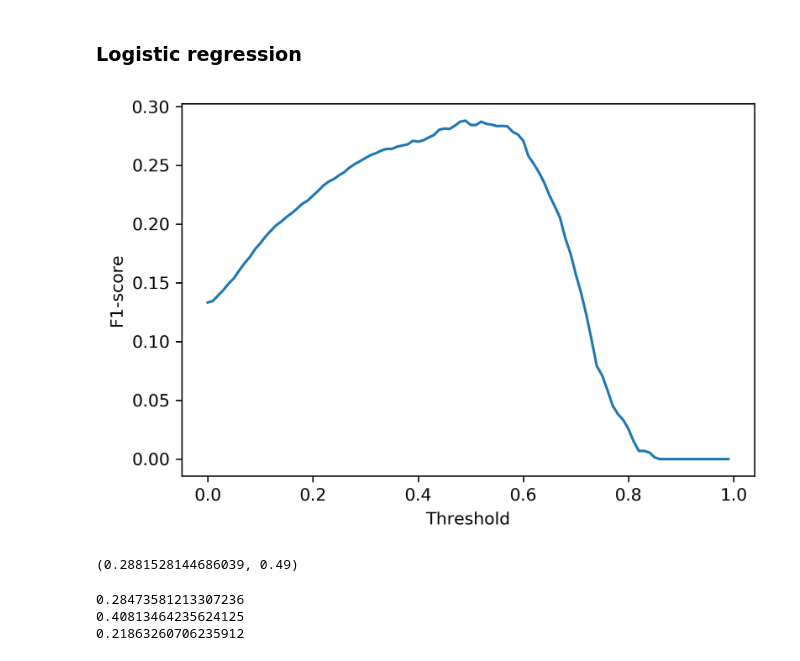
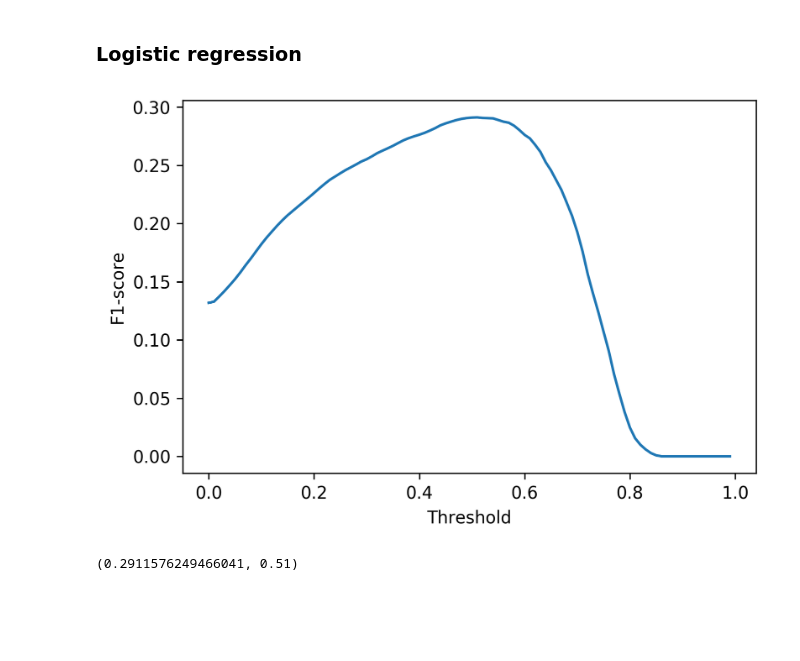
Before and after one commit to TheoMoins/INF8111-Assignment, a Jupyter notebook: 02/notebook.ipynb, the cells around one changed output. Drawn from its saved outputs; the diff is of its cells as text; code cells hidden in the pictures; blank space fills up the shorter version.

```diff
--- a/02/notebook.ipynb
+++ b/02/notebook.ipynb
@@ -302,3 +373,8 @@ Month5                         : -0.001
+# %%
+split = int(x.shape[0] * 0.8)
+x_train, x_test = x[:split], x[split:]
+y_train, y_test = y[:split], y[split:]
+label_train, label_test = label[:split], label[split:]
 # %%
 from sklearn.metrics import f1_score, precision_score, recall_score
 from sklearn.model_selection import train_test_split
@@ -308,7 +384,7 @@ def compute_f1(proba, y_true, step=0.01, plot=False):
 
     for threshold in np.arange(0, 1, step):
         y_pred = [int(y > threshold) for y in proba]
-        f1.append(f1_score(y_test, y_pred) if 1 in y_pred else 0)
+        f1.append(f1_score(y_true, y_pred) if 1 in y_pred else 0)
 
     if plot:
         plt.figure(figsize=(6, 4), dpi=300)
@@ -318,35 +394,18 @@ def compute_f1(proba, y_true, step=0.01, plot=False):
         plt.show()
 
     return max(f1), step * np.argmax(f1)
-# %%
-x, y = data[:, :-1], data[:, -1]
-split = int(data.shape[0] * 0.8)
-x_train, x_test, y_train, y_test = data[:split, :-1], data[
-    split:, :-1], data[:split, -1], data[split:, -1]
 # %% [markdown]
 ### Logistic regression
 # %%
 from sklearn.linear_model import LogisticRegression
 # %%
 model = LogisticRegression(max_iter=9999, class_weight={0: 1, 1: 6})
-model = model.fit(x_train, y_train)
+model = model.fit(x_train, label_train)
 # %%
 prediction = model.predict_proba(x_test)
 proba = list(zip(*prediction))[1]
 # %%
-compute_f1(proba, y_test, plot=True)
+compute_f1(proba, label_test, plot=True)
 # %% [output]
-[figure, old version]
+[figure, new version]
-(0.2881528144686039, 0.49)
+(0.2911576249466041, 0.51)
-# %%
-threshold = 0.54
-
-y_pred = [int(y > threshold) for y in proba]
-
-print(f1_score(y_pred, y_test))
-print(precision_score(y_pred, y_test))
-print(recall_score(y_pred, y_test))
-# %% [output]
-0.28473581213307236
-0.40813464235624125
-0.21863260706235912
```
Also changed, not shown: parts of 46 cells of this notebook.
